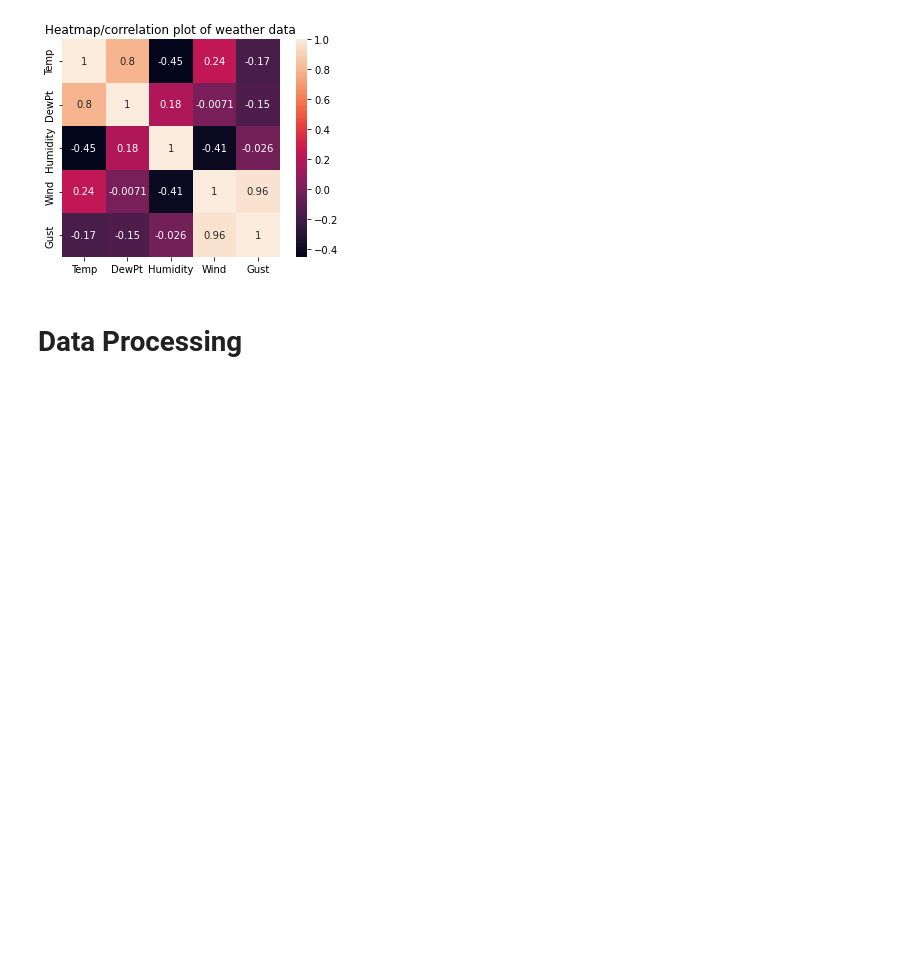
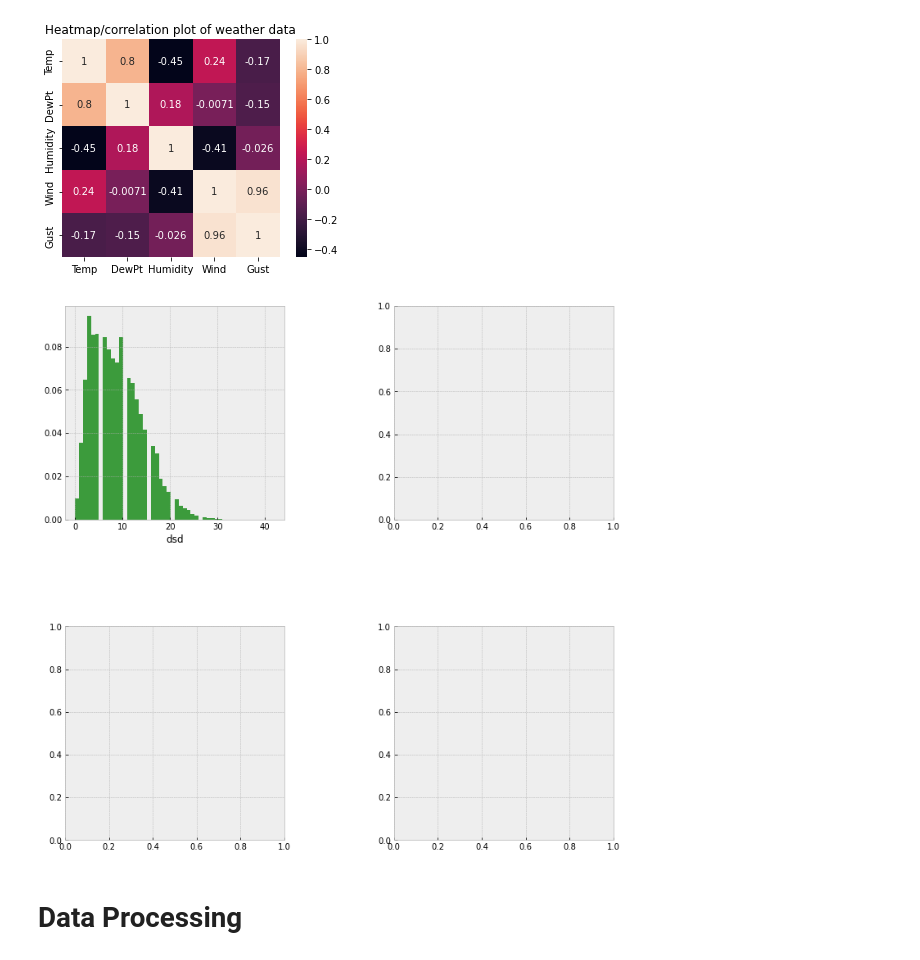
Before and after one commit to RuiGene/2022-Phase-2, a Jupyter notebook: 3. Data Science/submission.ipynb, the cells around one changed output. Saved outputs shown, nothing was run; the diff lists cells and outputs as text; code cells hidden in the pictures; blank space fills up the shorter version.

Commit message:
Added numerical plots

```diff
--- a/3. Data Science/submission.ipynb
+++ b/3. Data Science/submission.ipynb
@@ -67,3 +65,11 @@ plt.show()
+# %%
+#commends on correlation plot:
+figure, axis = plt.subplots(2,2, figsize =(12,12))
+plt.subplots_adjust(wspace=0.5, hspace=0.5)
+axis[0,0].hist(dataset['sknt'], 50, density=True, facecolor='g', alpha=0.75);
+axis[0,0].set_xlabel("dsd");
+# %% [output]
+[figure, added]
 # %% [markdown]
 # Data Processing
 # %%
```
Also changed, not shown: parts of 1 cell of this notebook.
